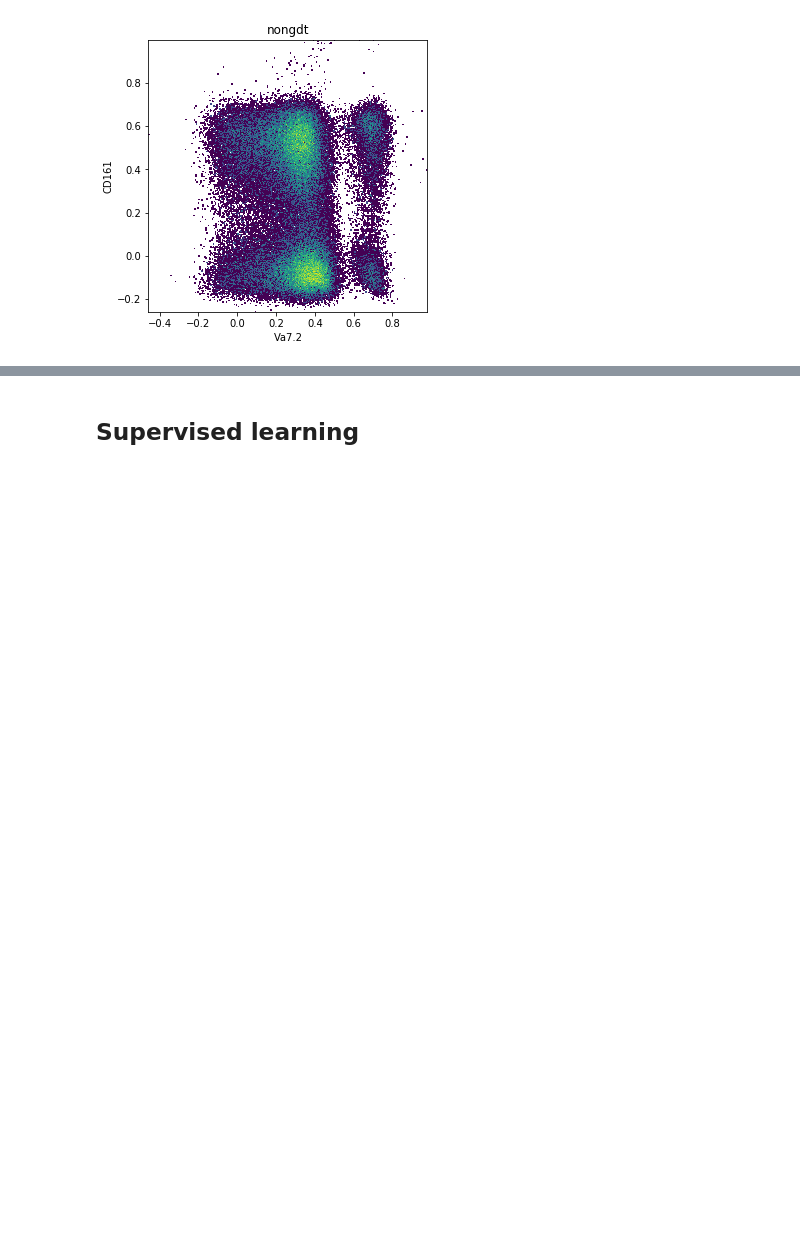
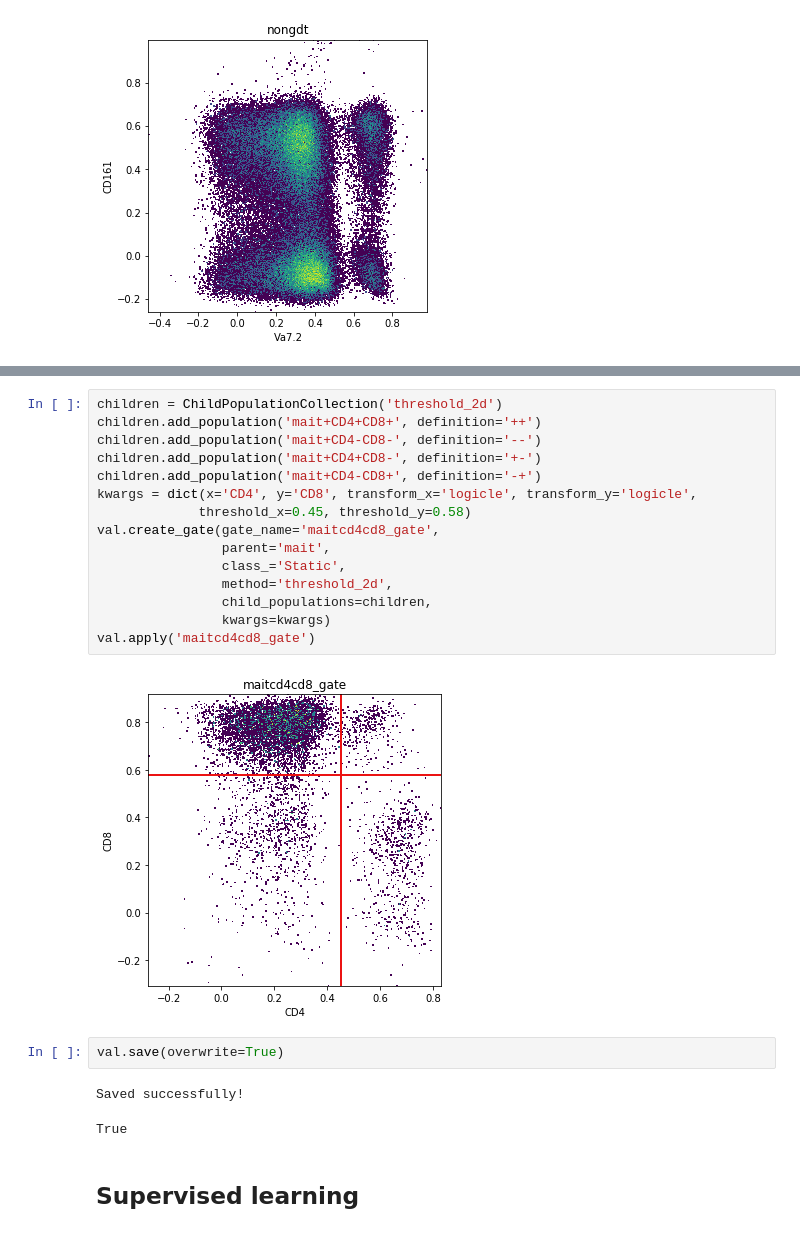
Before and after one commit to burtonrj/CytoPy, a Jupyter notebook: Notebooks/PD/3_Classification.ipynb, the cells around one changed output, grey strips where cells are left out. Drawn from its saved outputs; the diff is of its cells as text; blank space fills up the shorter version.

```diff
--- a/Notebooks/PD/3_Classification.ipynb
+++ b/Notebooks/PD/3_Classification.ipynb
@@ -213,3 +226,25 @@ sample.create_gate(gate_name='cd4cd8_gate',
+# %%
+children = ChildPopulationCollection('threshold_2d')
+children.add_population('mait+CD4+CD8+', definition='++')
+children.add_population('mait+CD4-CD8-', definition='--')
+children.add_population('mait+CD4+CD8-', definition='+-')
+children.add_population('mait+CD4-CD8+', definition='-+')
+kwargs = dict(x='CD4', y='CD8', transform_x='logicle', transform_y='logicle',
+             threshold_x=0.45, threshold_y=0.58)
+val.create_gate(gate_name='maitcd4cd8_gate',
+                parent='mait',
+                class_='Static',
+                method='threshold_2d',
+                child_populations=children,
+                kwargs=kwargs)
+val.apply('maitcd4cd8_gate')
+# %% [output]
+[figure, added]
+# %%
+val.save(overwrite=True)
+# %% [output]
+Saved successfully!
+True
 # %% [markdown]
 <h2>Supervised learning</h2>
 # %%
```
Also changed, not shown: parts of 19 cells of this notebook, 1 other file.
